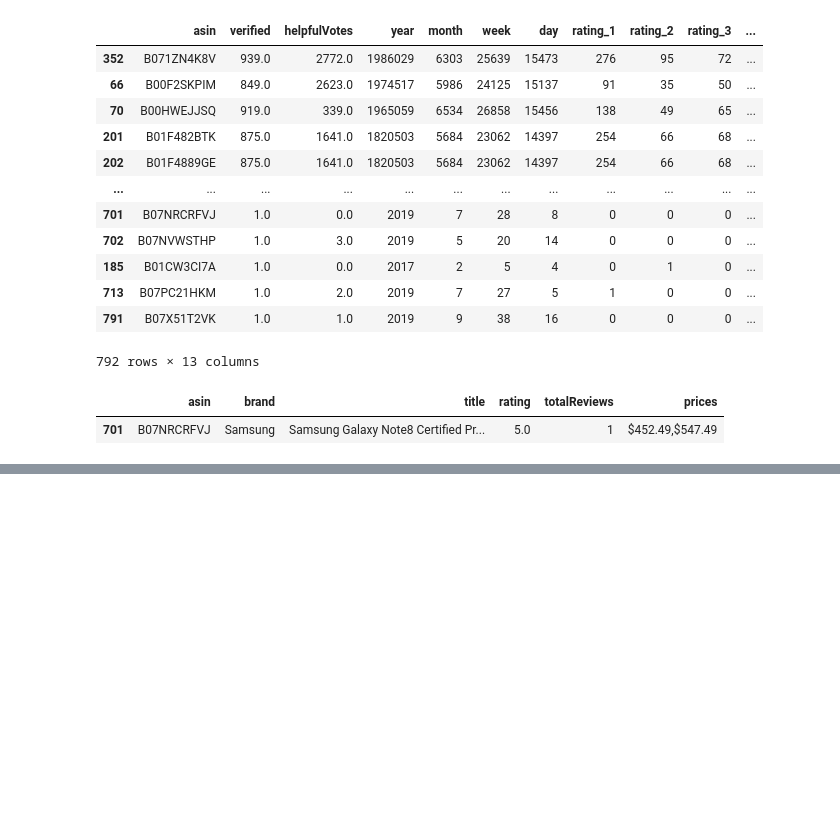
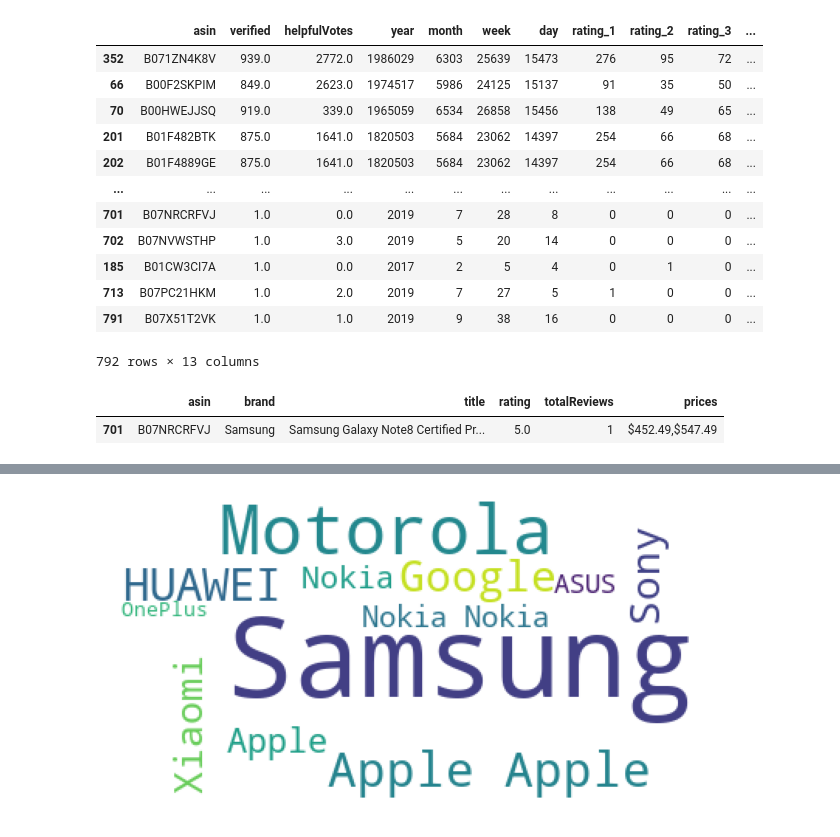
Before and after one commit to ksranjith786/python, a Jupyter notebook: insaid/Project/AmazonCellPhoneReviews/AmazonCellPhoneReview.ipynb, the cells around one changed output, grey strips where cells are left out. Saved outputs shown, nothing was run; the diff lists cells and outputs as text; code cells hidden in the pictures; blank space fills up the shorter version.

```diff
--- a/insaid/Project/AmazonCellPhoneReviews/AmazonCellPhoneReview.ipynb
+++ b/insaid/Project/AmazonCellPhoneReviews/AmazonCellPhoneReview.ipynb
@@ -359,0 +393,17 @@ items[items.asin == 'B07NRCRFVJ']
+# %%
+from wordcloud import WordCloud
+
+text = ""
+for word in items.brand:
+  text = text+' '+word
+
+# Generate a word cloud image
+wordcloud = WordCloud(background_color="white", max_words=2000).generate(text)
+
+# Display the generated image the matplotlib way
+import matplotlib.pyplot as plt
+plt.imshow(wordcloud, interpolation='hermite')
+plt.axis("off")
+plt.show()
+# %% [output]
+[figure, added]
```
Also changed, not shown: parts of 8 cells of this notebook.
